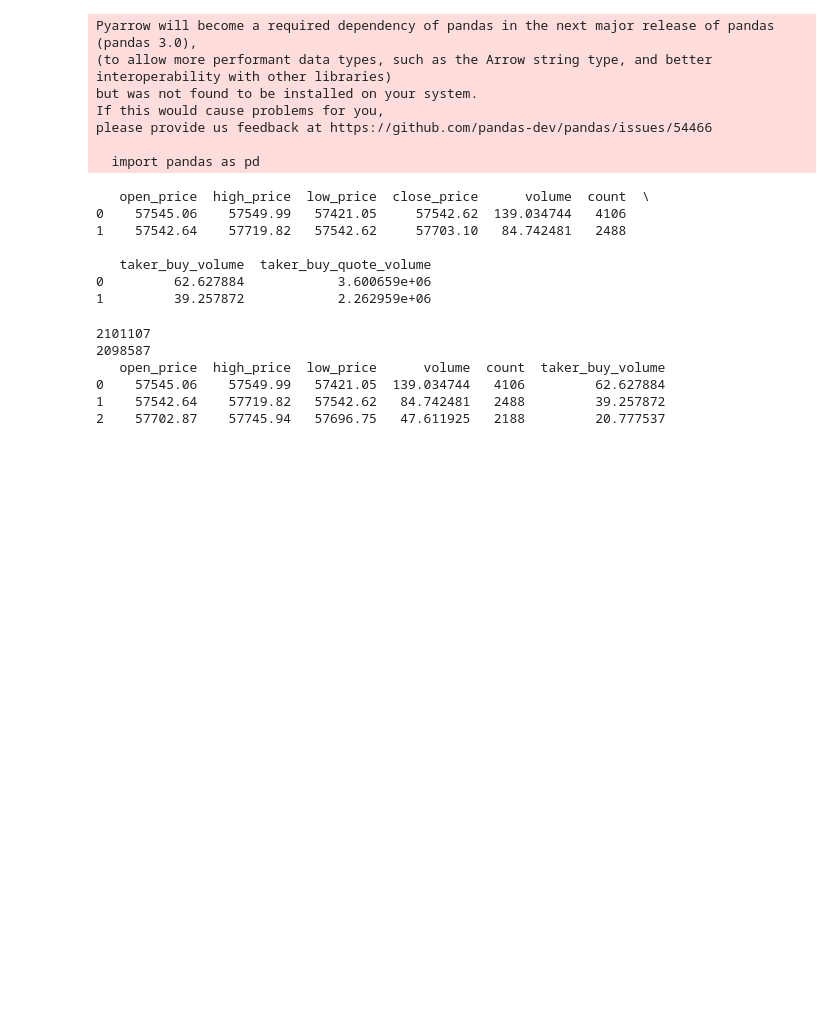
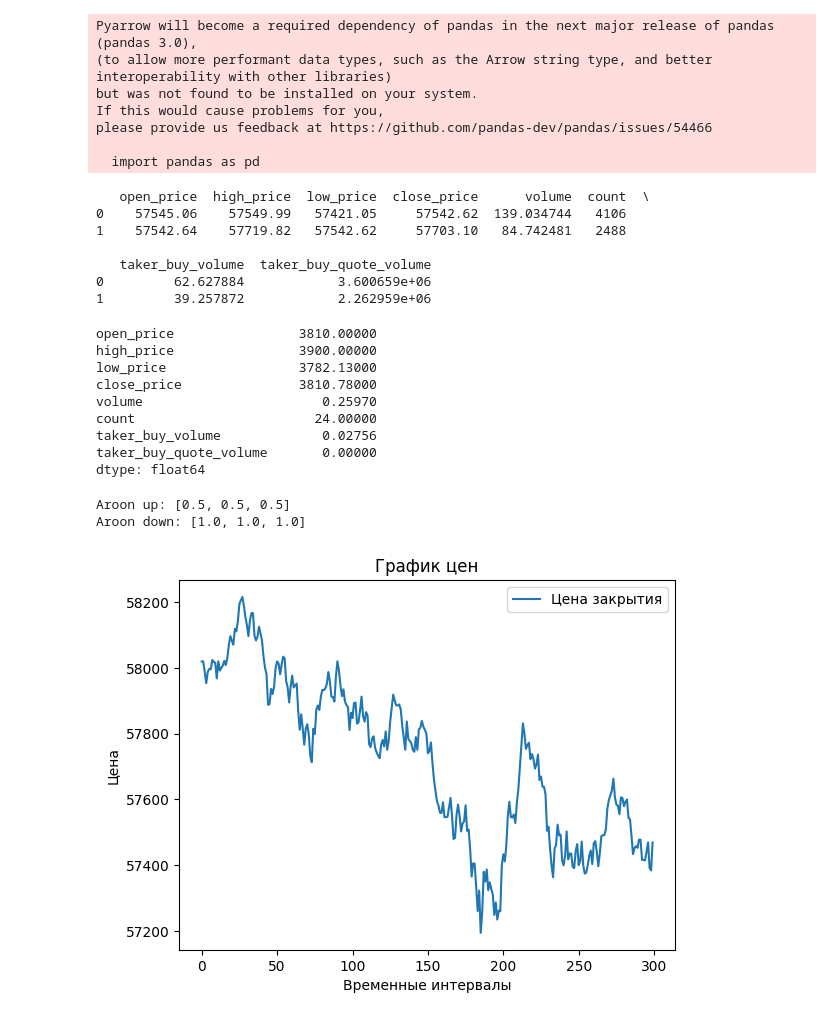
Before and after one commit to kyro4ka-grind/Crypto_model, a Jupyter notebook: Crypto_0.1.ipynb, the cells around one changed output. Saved outputs shown, nothing was run; the diff lists cells and outputs as text; code cells hidden in the pictures; blank space fills up the shorter version.

```diff
--- a/Crypto_0.1.ipynb
+++ b/Crypto_0.1.ipynb
@@ -52,16 +52,21 @@ print(df.head(2))
 #Получаем входные данные и метки
 #(модель предсказывает на 6 часов вперед используя прошлые 48 часов, интервал - 1 минута)
 input = df.copy()
-input.drop(['close_price', 'taker_buy_quote_volume'], axis=1, inplace=True)
 input = input.iloc[:-360]
-labels = df.copy()['close_price'].iloc[2880:]
-print(len(input))
-print(labels.size)
-print(input.head(3))
+labels = df.copy()['close_price'].iloc[3340:]
+
+#Make 0 to prev
+with_zero_columns = ['volume', 'count', 'taker_buy_volume']
+for el in with_zero_columns:
+    input[el] = input[el].replace(0, method='ffill')
+print(input.min())
 # %% [output]
-2101107
-2098587
-   open_price  high_price  low_price      volume  count  taker_buy_volume
-0    57545.06    57549.99   57421.05  139.034744   4106         62.627884
-1    57542.64    57719.82   57542.62   84.742481   2488         39.257872
-2    57702.87    57745.94   57696.75   47.611925   2188         20.777537
+open_price                3810.00000
+high_price                3900.00000
+low_price                 3782.13000
+close_price               3810.78000
+volume                       0.25970
+count                       24.00000
+taker_buy_volume             0.02756
+taker_buy_quote_volume       0.00000
+dtype: float64
@@ -67,0 +95,9 @@ print(input.head(3))
+# %%
+#Test features
+test_df = pd.DataFrame({'1':[1, 2, 3, 4, 5]})
+(aroon_up, aroon_down) = aroon(test_df, '1', 0, 2)
+print(f'Aroon up: {aroon_up}')
+print(f'Aroon down: {aroon_down}')
+# %% [output]
+Aroon up: [0.5, 0.5, 0.5]
+Aroon down: [1.0, 1.0, 1.0]
@@ -67,0 +113,19 @@ print(input.head(3))
+# %%
+import matplotlib.pyplot as plt
+
+# Строим график
+plt.plot([el for el in range(300)], input['close_price'][:300], label='Цена закрытия')
+
+# Добавляем заголовок и метки осей
+plt.title('График цен')
+plt.xlabel('Временные интервалы')
+plt.ylabel('Цена')
+# plt.yscale('log')
+
+# Добавляем легенду
+plt.legend()
+
+# Показываем график
+plt.show()
+# %% [output]
+[figure, added]
```
Also changed, not shown: parts of 12 cells of this notebook.
